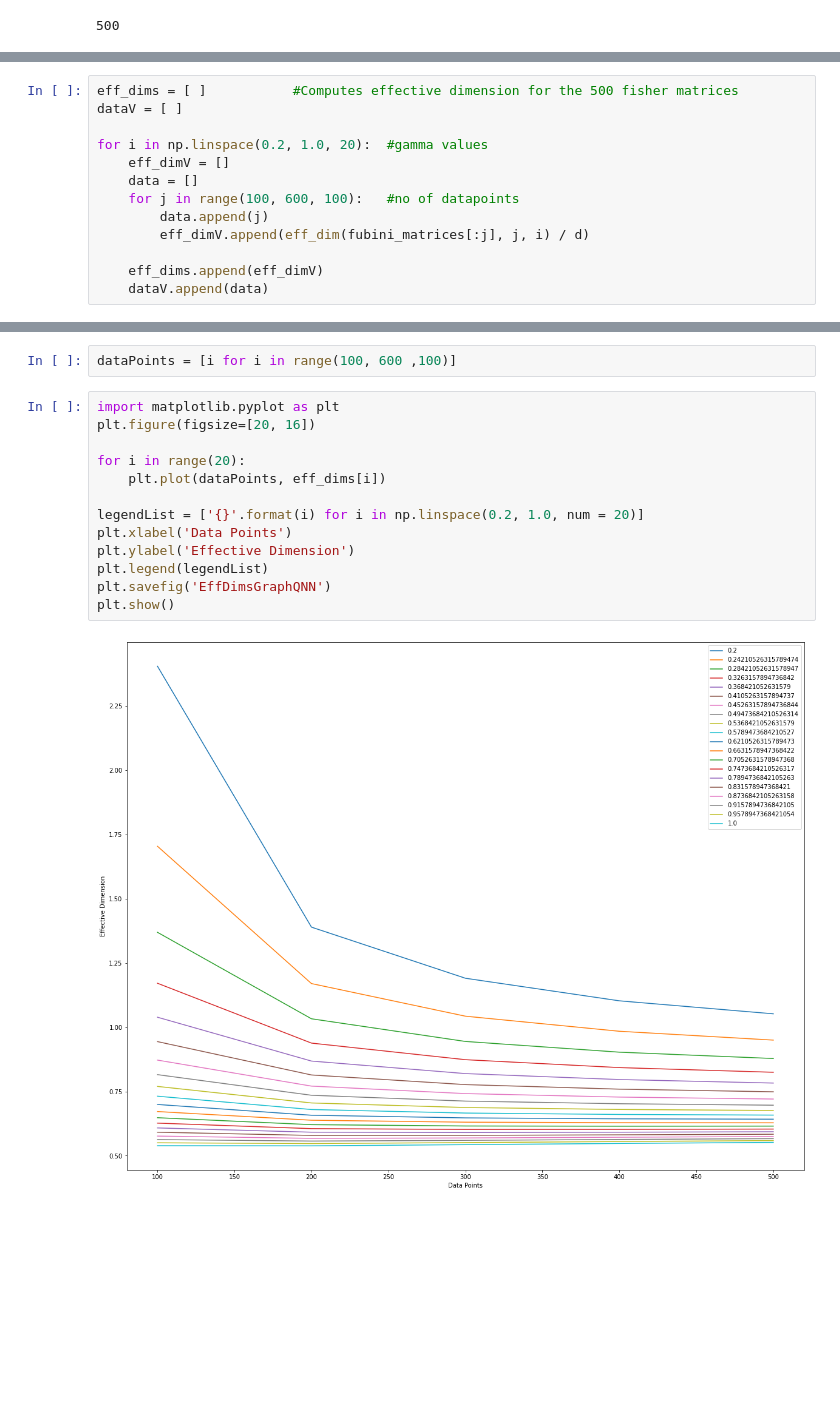
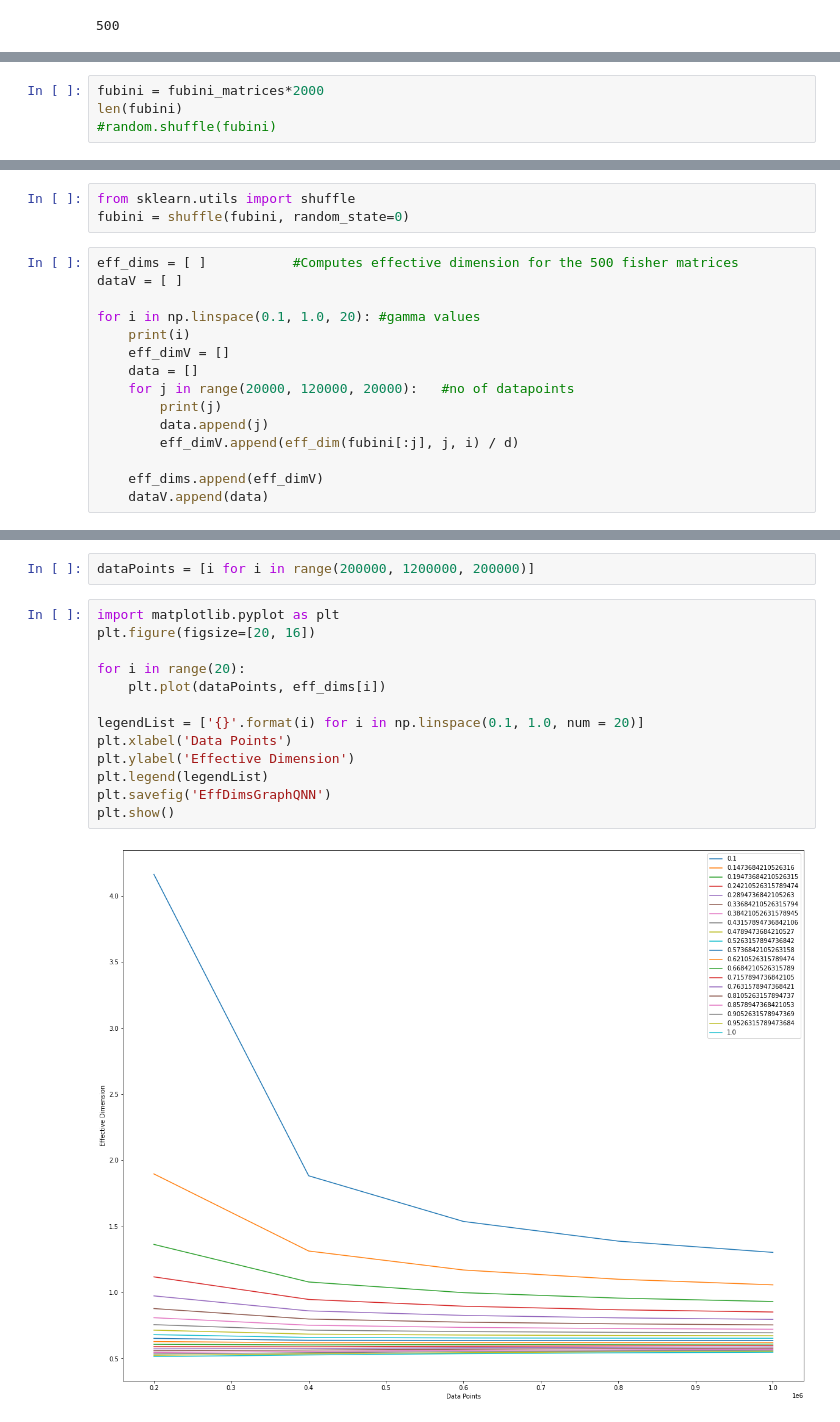
Before and after one commit to rathilakshika/QNN, a Jupyter notebook: Monte Carlo Integration.ipynb, the cells around one changed output, grey strips where cells are left out. Cells and saved outputs as stored; diff of their text form; blank space fills up the shorter version.

```diff
--- a/Monte Carlo Integration.ipynb
+++ b/Monte Carlo Integration.ipynb
@@ -77,0 +68,4 @@ plt.plot(x,y)
+# %%
+fubini = fubini_matrices*2000
+len(fubini)
+#random.shuffle(fubini)
@@ -78,13 +74,18 @@ plt.plot(x,y)
+# %%
+from sklearn.utils import shuffle
+fubini = shuffle(fubini, random_state=0)
 # %%
 eff_dims = [ ]           #Computes effective dimension for the 500 fisher matrices
 dataV = [ ]
 
-for i in np.linspace(0.2, 1.0, 20):  #gamma values
+for i in np.linspace(0.1, 1.0, 20): #gamma values
+    print(i)
     eff_dimV = []
     data = []
-    for j in range(100, 600, 100):   #no of datapoints
+    for j in range(20000, 120000, 20000):   #no of datapoints
+        print(j)
         data.append(j)
-        eff_dimV.append(eff_dim(fubini_matrices[:j], j, i) / d)
+        eff_dimV.append(eff_dim(fubini[:j], j, i) / d)
 
     eff_dims.append(eff_dimV)
     dataV.append(data)
@@ -91,17 +96,17 @@ for i in np.linspace(0.2, 1.0, 20):  #gamma values
 # %%
-dataPoints = [i for i in range(100, 600 ,100)]
+dataPoints = [i for i in range(200000, 1200000, 200000)]
 # %%
 import matplotlib.pyplot as plt
 plt.figure(figsize=[20, 16])
 
 for i in range(20):
     plt.plot(dataPoints, eff_dims[i])
 
-legendList = ['{}'.format(i) for i in np.linspace(0.2, 1.0, num = 20)]
+legendList = ['{}'.format(i) for i in np.linspace(0.1, 1.0, num = 20)]
 plt.xlabel('Data Points')
 plt.ylabel('Effective Dimension')
 plt.legend(legendList)
 plt.savefig('EffDimsGraphQNN')
 plt.show()
 # %% [output]
-[figure, old version]
+[figure, new version]
```
Also changed, not shown: parts of 11 cells of this notebook.
